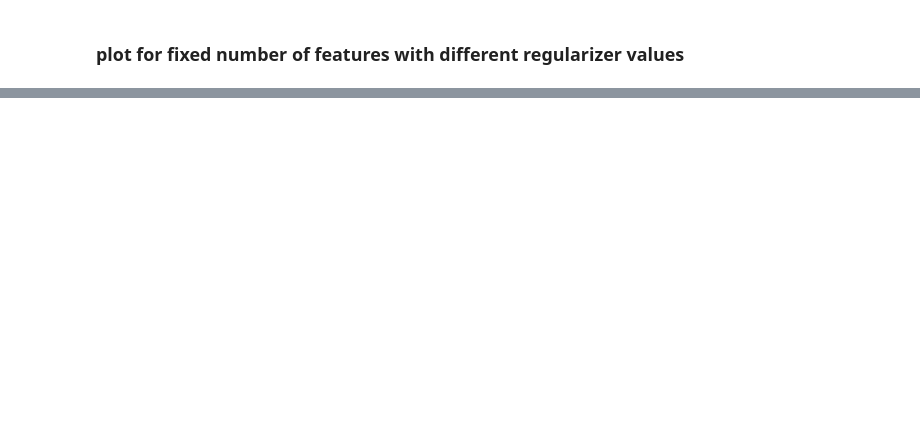
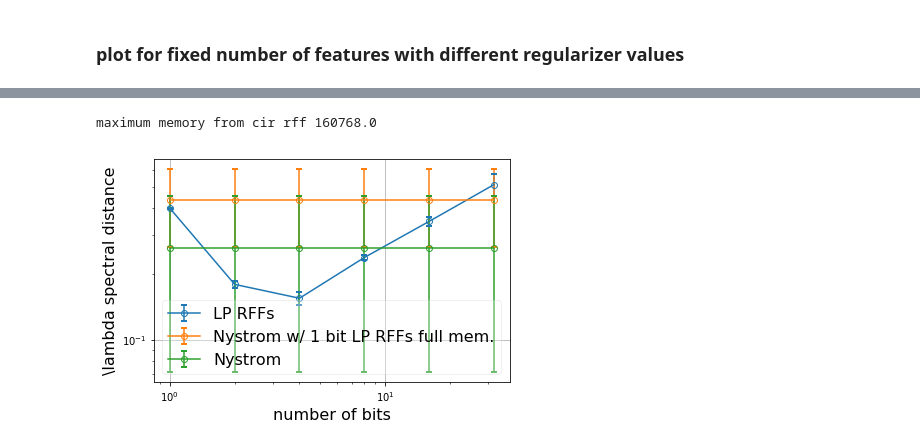
Before and after one commit to JianGoForIt/lp_rffs, a Jupyter notebook: kernel_reg/notebook/theory_supporting_exp.ipynb, the cells around one changed output, grey strips where cells are left out. Drawn from its saved outputs; the diff is of its cells as text; code cells hidden in the pictures; blank space fills up the shorter version.

```diff
--- a/kernel_reg/notebook/theory_supporting_exp.ipynb
+++ b/kernel_reg/notebook/theory_supporting_exp.ipynb
@@ -98,0 +104,58 @@ plt.show()
+# %%
+# lamb_list = ["1e-05", "0.0001", "0.001", "0.01", "0.1", "1.0", "10.0", "100.0", "1000.0", "10000.0"]
+# lamb_list = ["0.001", "1.0", "1000.0"]
+lamb_list = ["10.0"]
+nbit_list = [1, 2, 4, 8, 16, 32]
+delta_dict = []
+general_folder = "/dfs/scratch0/zjian/lp_kernel/fixed_design/theory_supporting_fixed_mem"
+color_dict = {}
+for i, lamb in enumerate(lamb_list):
+    folder_pattern = "census_type_cir_rff_l2_reg_" + lamb + "_n_feat_512_nbit_unk_seed_unk"
+    delta_list = get_results_for_one_lambda(nbit_list, general_folder, folder_pattern, seeds=[1,2,3,4,5])
+    label = "LP RFFs"
+    delta_dict.append( (label, nbit_list, deepcopy(delta_list) ) )
+    color_dict[label] = colors[i]
+
+m = 250
+r = 119
+c = 1
+cir_rff_mem_func = lambda n, b: get_cir_rff_memory_with_model(n, m, r, b, c)
+cir_rff_mem_max = cir_rff_mem_func(n=512 * 32, b=1.0)
+print "maximum memory from cir rff", cir_rff_mem_max
+"solve for x * 250 + x^2 + x* 119 + x=max mem budget, the solution is 257"
+general_folder = "/dfs/scratch0/zjian/lp_kernel/fixed_design/theory_supporting_fixed_mem"
+for i, lamb in enumerate(lamb_list):
+    folder_pattern = "census_type_nystrom_l2_reg_" + lamb + "_n_feat_257_fp_seed_unk"
+    delta_list = get_results_for_one_lambda(nbit_list, general_folder, folder_pattern, seeds=[1,2,3,4,5])
+    label = "Nystrom w/ 1 bit LP RFFs full mem."
+#     print delta_list
+    delta_dict.append( (label, nbit_list, deepcopy(delta_list) ) )
+    color_dict[label] = colors[i + 1]
+
+m = 250
+r = 119
+c = 1
+cir_rff_mem_func = lambda n, b: get_cir_rff_memory_with_model(n, m, r, b, c)
+general_folder = "/dfs/scratch0/zjian/lp_kernel/fixed_design/theory_supporting_fixed_mem"
+for i, lamb in enumerate(lamb_list):
+    folder_pattern = "census_type_nystrom_l2_reg_" + lamb + "_n_feat_512_fp_seed_unk"
+    delta_list = get_results_for_one_lambda(nbit_list, general_folder, folder_pattern, seeds=[1,2,3,4,5])
+    label = "Nystrom"
+    delta_dict.append( (label, nbit_list, deepcopy(delta_list) ) )
+    color_dict[label] = colors[i + 2]
+
+plot_figure(delta_dict, color_dict)
+
+plt.yscale("log")
+plt.xscale("log")
+plt.ylabel("\lambda spectral distance", fontsize=16)
+plt.xlabel("number of bits", fontsize=16)
+# plt.title("delta vs memory")
+plt.legend(fontsize=16, framealpha=0.3)
+# plt.ylim([None, 1e2])
+plt.tight_layout()
+plt.savefig("./figures/theory_fixed_memory_generous_mem_to_nystrom_lamb_10.0.pdf")
+plt.show()
+# %% [output]
+maximum memory from cir rff 160768.0
+[figure, added]
```
Also changed, not shown: parts of 8 cells of this notebook, 1 other file.
